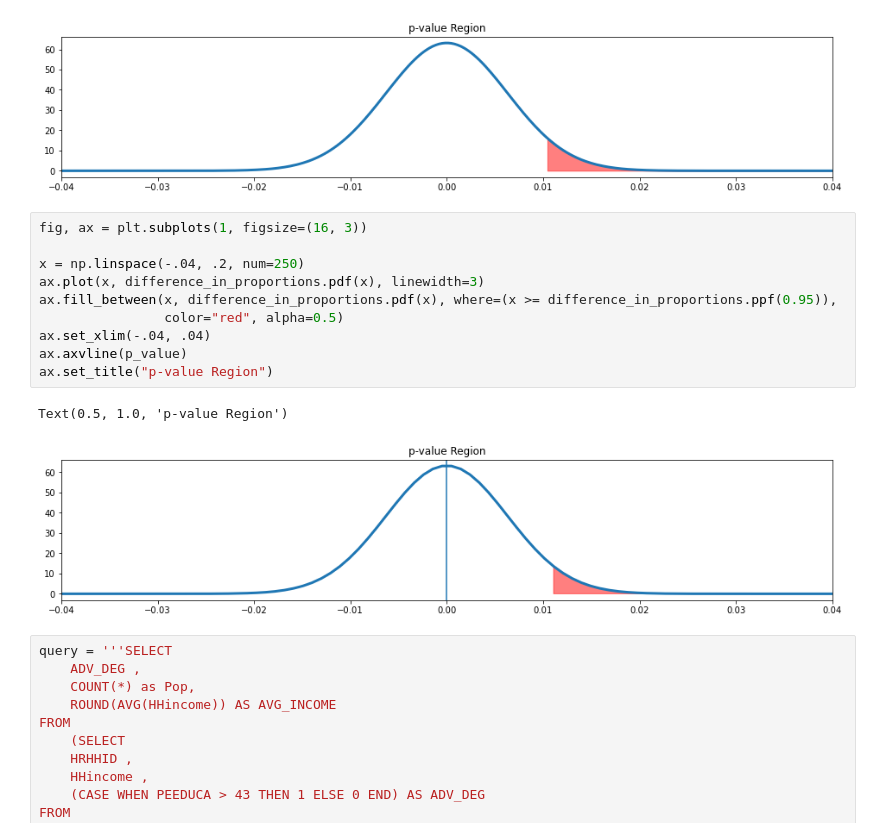
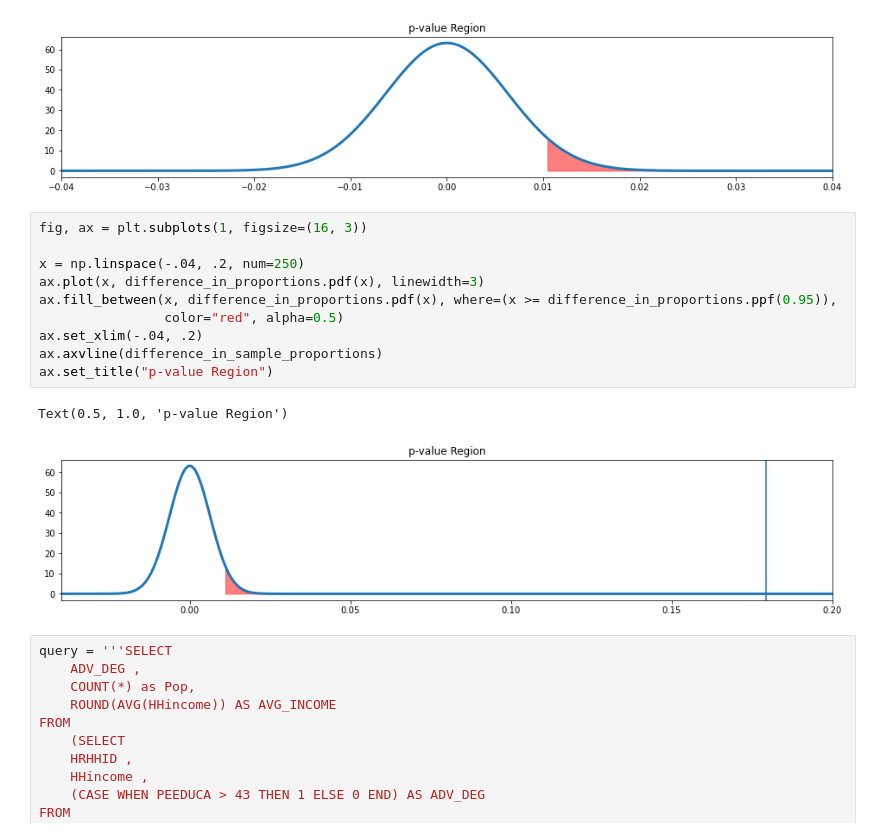
Before and after one commit to arcweld/DSI_Capstone_1, a Jupyter notebook: 3_wed_Cap1.ipynb, the cells around one changed output. Cells and saved outputs as stored; diff of their text form.

```diff
--- a/3_wed_Cap1.ipynb
+++ b/3_wed_Cap1.ipynb
@@ -194,16 +195,16 @@ Text(0.5, 1.0, 'p-value Region')
 # %%
 fig, ax = plt.subplots(1, figsize=(16, 3))
 
 x = np.linspace(-.04, .2, num=250)
 ax.plot(x, difference_in_proportions.pdf(x), linewidth=3)
 ax.fill_between(x, difference_in_proportions.pdf(x), where=(x >= difference_in_proportions.ppf(0.95)),
                 color="red", alpha=0.5)
-ax.set_xlim(-.04, .04)
-ax.axvline(p_value)
+ax.set_xlim(-.04, .2)
+ax.axvline(difference_in_sample_proportions)
 ax.set_title("p-value Region")
 # %% [output]
 Text(0.5, 1.0, 'p-value Region')
-[figure, old version]
+[figure, new version]
 # %%
 query = '''SELECT
     ADV_DEG ,
```
Also changed, not shown: parts of 6 cells of this notebook, 2 other files.
